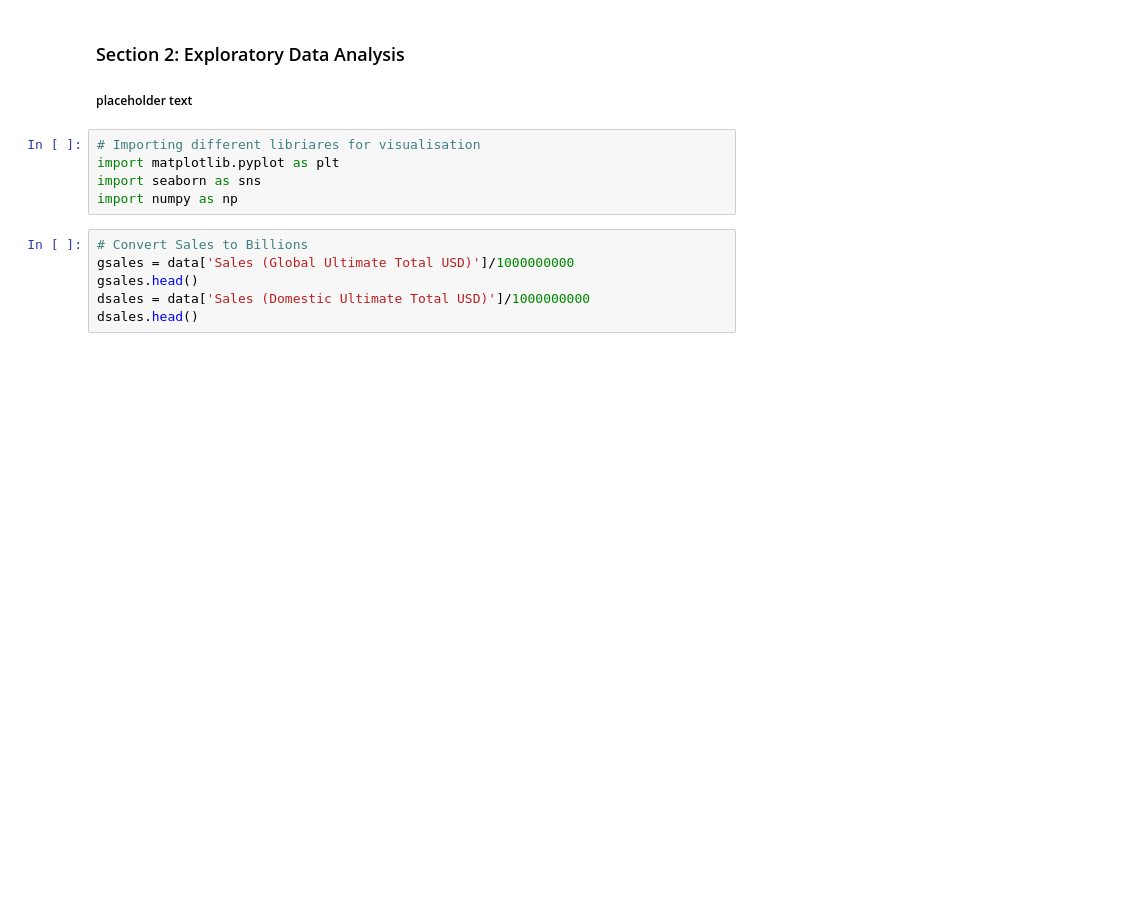
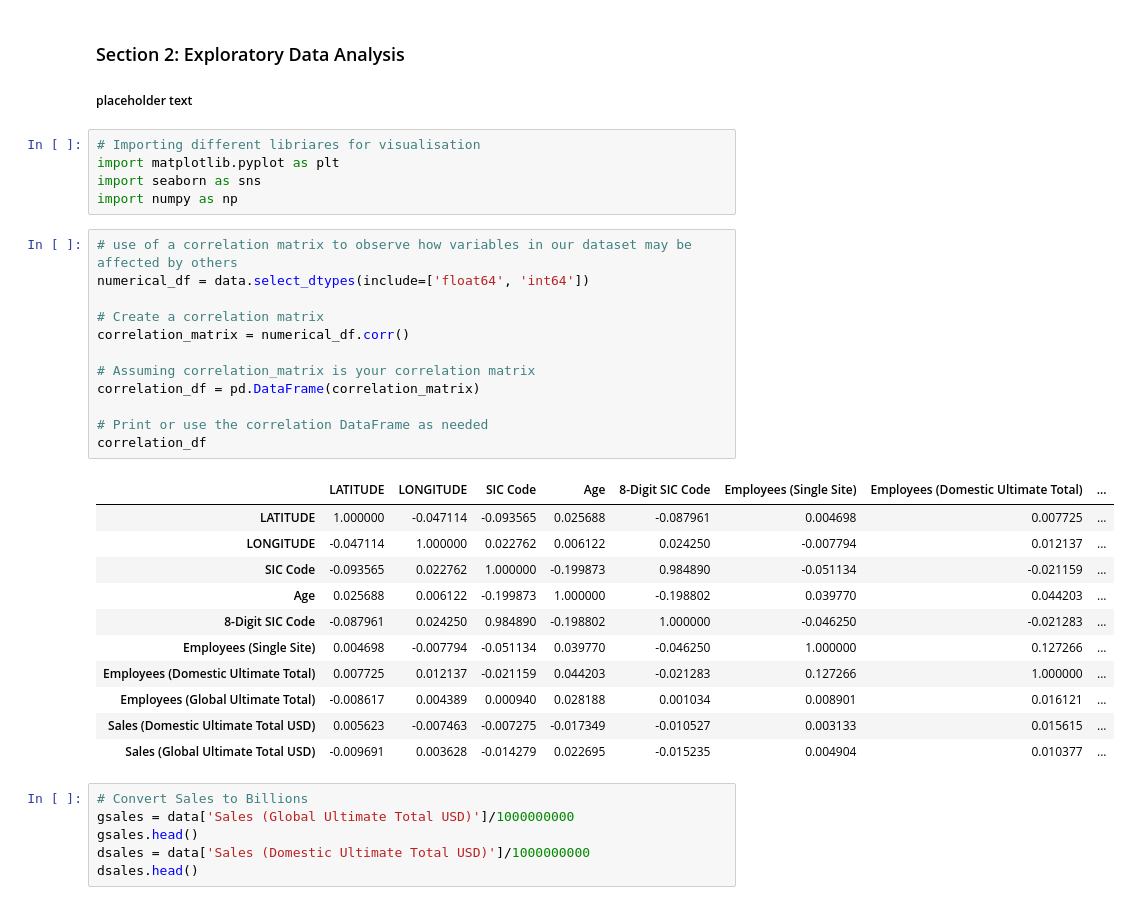
Before and after one commit to Therulow/NUS-SDS-Datathon-Champion-Group315, a Jupyter notebook: NUS_DATATHON_CHAMPION_TEAM NAME.ipynb, the cells around one changed output. Cells and saved outputs as stored; diff of their text form; blank space fills up the shorter version.

```diff
--- a/NUS_DATATHON_CHAMPION_TEAM NAME.ipynb
+++ b/NUS_DATATHON_CHAMPION_TEAM NAME.ipynb
@@ -187,6 +211,30 @@ dtype: int64
 import matplotlib.pyplot as plt
 import seaborn as sns
 import numpy as np
+# %%
+# use of a correlation matrix to observe how variables in our dataset may be affected by others
+numerical_df = data.select_dtypes(include=['float64', 'int64'])
+
+# Create a correlation matrix
+correlation_matrix = numerical_df.corr()
+
+# Assuming correlation_matrix is your correlation matrix
+correlation_df = pd.DataFrame(correlation_matrix)
+
+# Print or use the correlation DataFrame as needed
+correlation_df
+# %% [output]
+|  | LATITUDE | LONGITUDE | SIC Code | Age | 8-Digit SIC Code | Employees (Single Site) | Employees (Domestic Ultimate Total) | ... |
+| LATITUDE | 1.000000 | -0.047114 | -0.093565 | 0.025688 | -0.087961 | 0.004698 | 0.007725 | ... |
+| LONGITUDE | -0.047114 | 1.000000 | 0.022762 | 0.006122 | 0.024250 | -0.007794 | 0.012137 | ... |
+| SIC Code | -0.093565 | 0.022762 | 1.000000 | -0.199873 | 0.984890 | -0.051134 | -0.021159 | ... |
+| Age | 0.025688 | 0.006122 | -0.199873 | 1.000000 | -0.198802 | 0.039770 | 0.044203 | ... |
+| 8-Digit SIC Code | -0.087961 | 0.024250 | 0.984890 | -0.198802 | 1.000000 | -0.046250 | -0.021283 | ... |
+| Employees (Single Site) | 0.004698 | -0.007794 | -0.051134 | 0.039770 | -0.046250 | 1.000000 | 0.127266 | ... |
+| Employees (Domestic Ultimate Total) | 0.007725 | 0.012137 | -0.021159 | 0.044203 | -0.021283 | 0.127266 | 1.000000 | ... |
+| Employees (Global Ultimate Total) | -0.008617 | 0.004389 | 0.000940 | 0.028188 | 0.001034 | 0.008901 | 0.016121 | ... |
+| Sales (Domestic Ultimate Total USD) | 0.005623 | -0.007463 | -0.007275 | -0.017349 | -0.010527 | 0.003133 | 0.015615 | ... |
+| Sales (Global Ultimate Total USD) | -0.009691 | 0.003628 | -0.014279 | 0.022695 | -0.015235 | 0.004904 | 0.010377 | ... |
 # %%
 # Convert Sales to Billions
 gsales = data['Sales (Global Ultimate Total USD)']/1000000000
```
Also changed, not shown: parts of 4 cells of this notebook.
